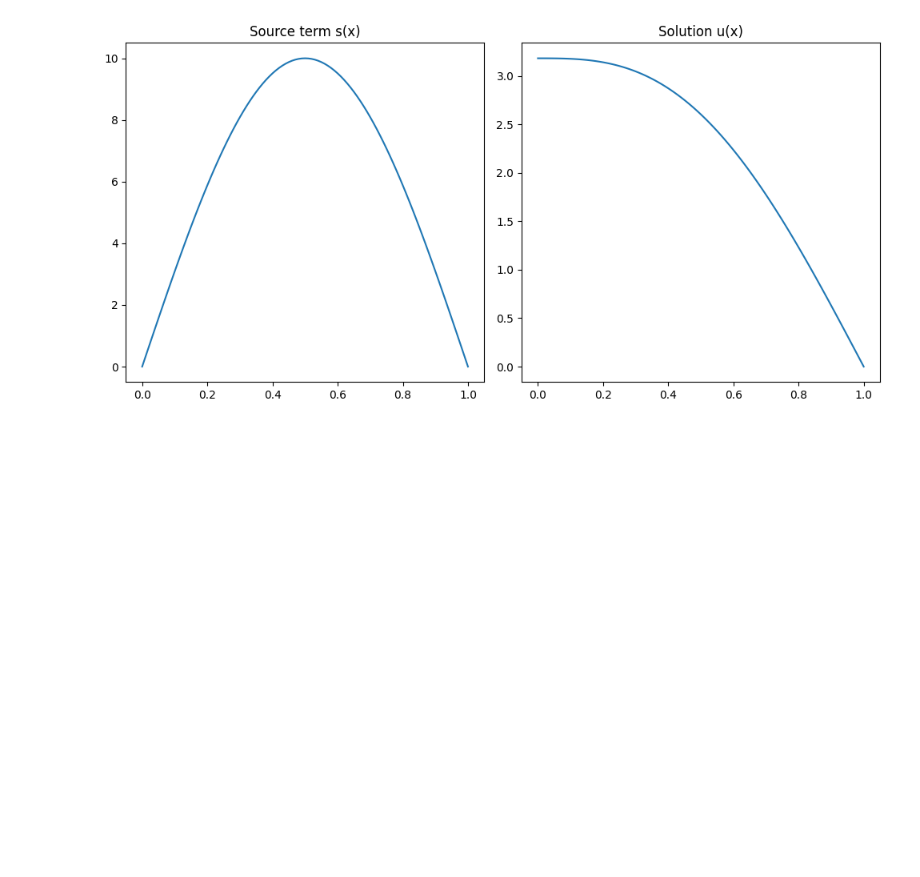
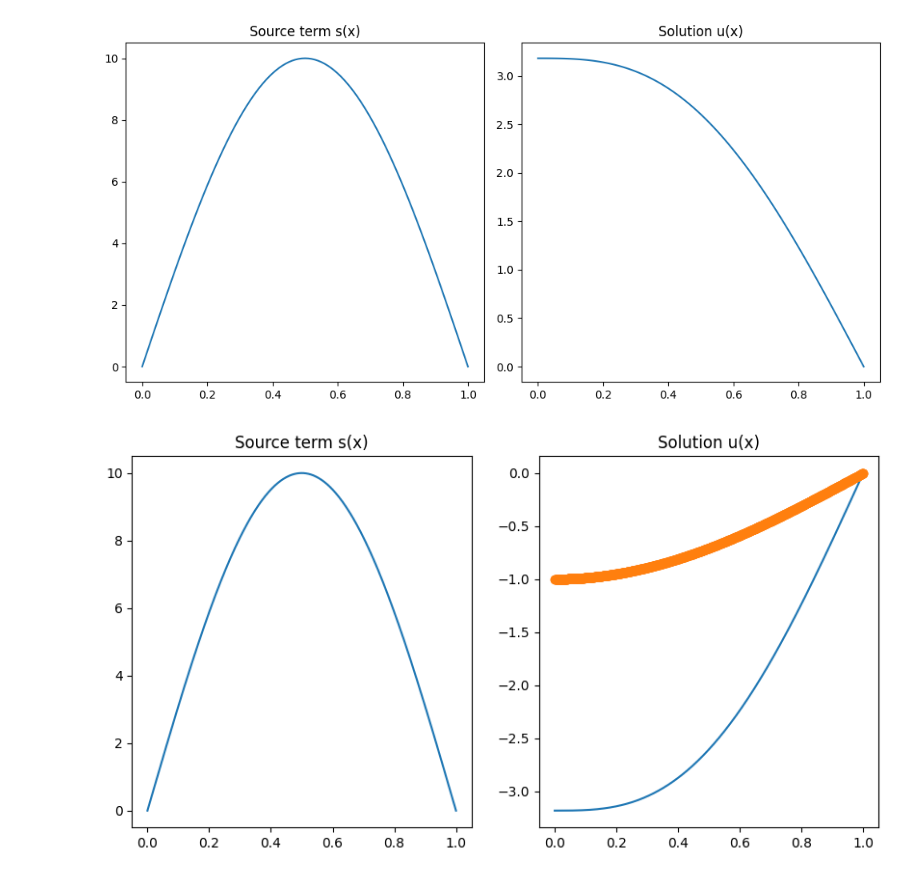
Before and after one commit to ChaPop870/63-530-Numerical-Modelling-and-Simulation-Scripts, a Jupyter notebook: src/2D-Array-Practice.ipynb, the cells around one changed output. Drawn from its saved outputs; the diff is of its cells as text; code cells hidden in the pictures; blank space fills up the shorter version.

```diff
--- a/src/2D-Array-Practice.ipynb
+++ b/src/2D-Array-Practice.ipynb
@@ -1078,3 +1056,57 @@ plt.tight_layout()
 plt.show()
 # %% [output]
 [figure]
+# %%
+# %%
+import matplotlib.pyplot as plt
+import numpy as np
+
+
+n = 1001
+x = np.linspace(0, 1, n)
+dx = x[1] - x[0]
+s1 = 10 * np.sin(np.pi * x)
+s2 = (0.5 * np.pi)**2 * np.cos(0.5 * np.pi * x)
+u_analytic = - np.cos(0.5 * np.pi * x)
+bcs = np.zeros_like(x)
+bcs_0 = s
+
+
+def diffusion_matrix(n: int) -> np.ndarray:
+    """Defines the n x n transformation matrix necessary to solve the diffusion problem."""
+    H = np.zeros((n, n))
+    H += np.diag(-1 * np.ones(n - 1), k=1)
+    H += np.diag(2 * np.ones(n))
+    H += np.diag(-1 * np.ones(n - 1), k=-1)
+    H[0, :3] = np.array([-1.5, 2.0, -0.5])
+    H[-1, :] = 0
+    H[-1, -1] = 1.0
+    return H
+
+
+def bcs(lower: float, upper: float, function: np.ndarray) -> np.ndarray:
+    """
+    Boundary conditions vector given the values of the lower boundary, upper boundary and the
+    function.
+    """
+    bcs_vector = np.zeros_like(function)
+    bcs_vector[0] = lower
+    bcs_vector[-1] = upper
+    return bcs_vector
+
+H = diffusion_matrix(n)
+
+u = np.linalg.inv(H) @ (s1 * -dx**2 + bcs(0, 0, s1))
+# y = 10 / ((np.pi)**2) * np.sin(np.pi * x)
+y = x**2
+
+fig, (ax1, ax2) = plt.subplots(1, 2, figsize=(10, 5))
+ax1.set_title("Source term s(x)")
+ax1.plot(x, s1)
+ax2.set_title("Solution u(x)")
+ax2.plot(x, u)
+ax2.plot(x, u_analytic, marker="o")
+
+plt.show()
+# %% [output]
+[figure, added]
```
Also changed, not shown: parts of 8 cells of this notebook, 1 other file.
